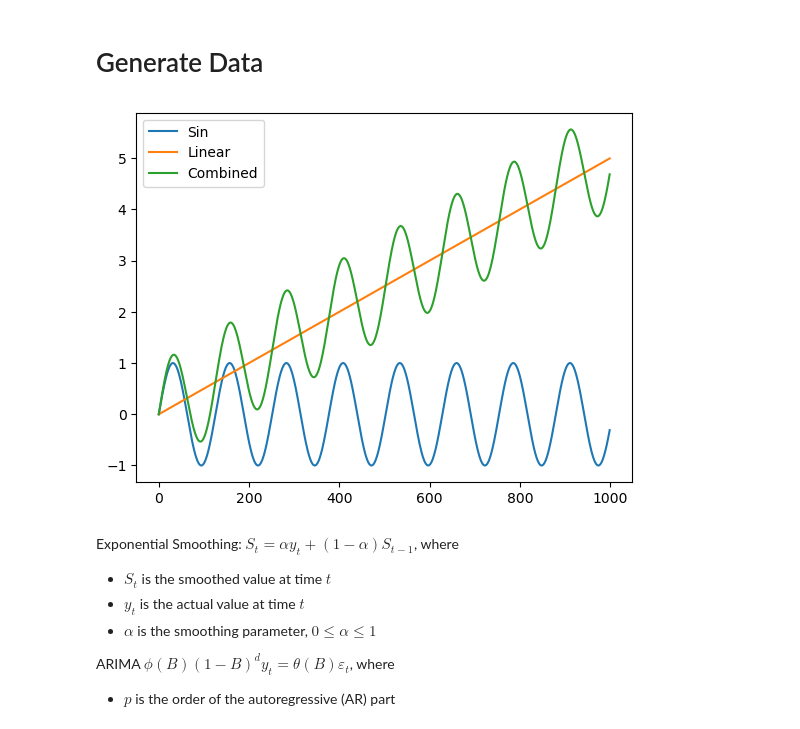
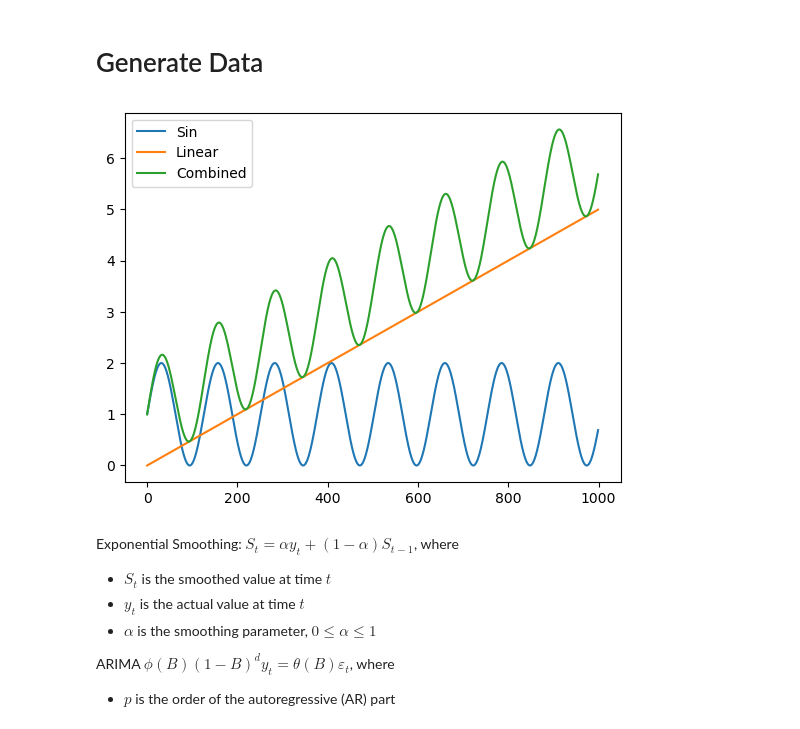
Before and after one commit to Jordanbarker/jordanbarker.github.io, a Jupyter notebook: Jupyter_Notebooks/TimeSeries.ipynb, the cells around one changed output. Drawn from its saved outputs; the diff is of its cells as text; code cells hidden in the pictures.

```diff
--- a/Jupyter_Notebooks/TimeSeries.ipynb
+++ b/Jupyter_Notebooks/TimeSeries.ipynb
@@ -3,18 +3,22 @@
 # %%
 import numpy as np
 import matplotlib.pyplot as plt
 
-sin = np.sin(np.arange(1000)*.05)
+sin = 1+np.sin(np.arange(1000)*.05)
 linear = np.arange(1000)*.005
 combined = sin + linear
+
+# Split the data into train and test sets
+train_size = int(len(combined) * 0.8)
+train, test = combined[:train_size], combined[train_size:]
 
 plt.plot(sin, label='Sin')
 plt.plot(linear, label='Linear')
 plt.plot(combined, label='Combined')
 plt.legend()
 plt.show()
 # %% [output]
-[figure, old version]
+[figure, new version]
 # %% [markdown]
 
 Exponential Smoothing:
```
Also changed, not shown: parts of 12 cells of this notebook.
